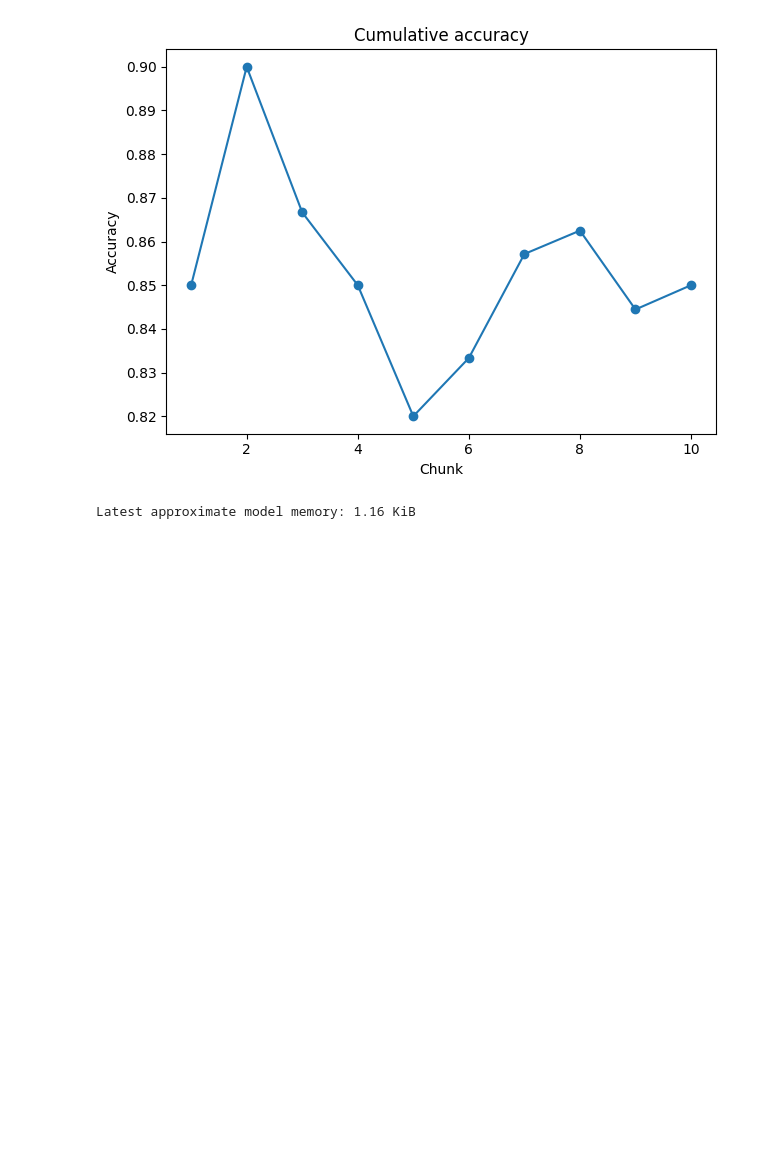
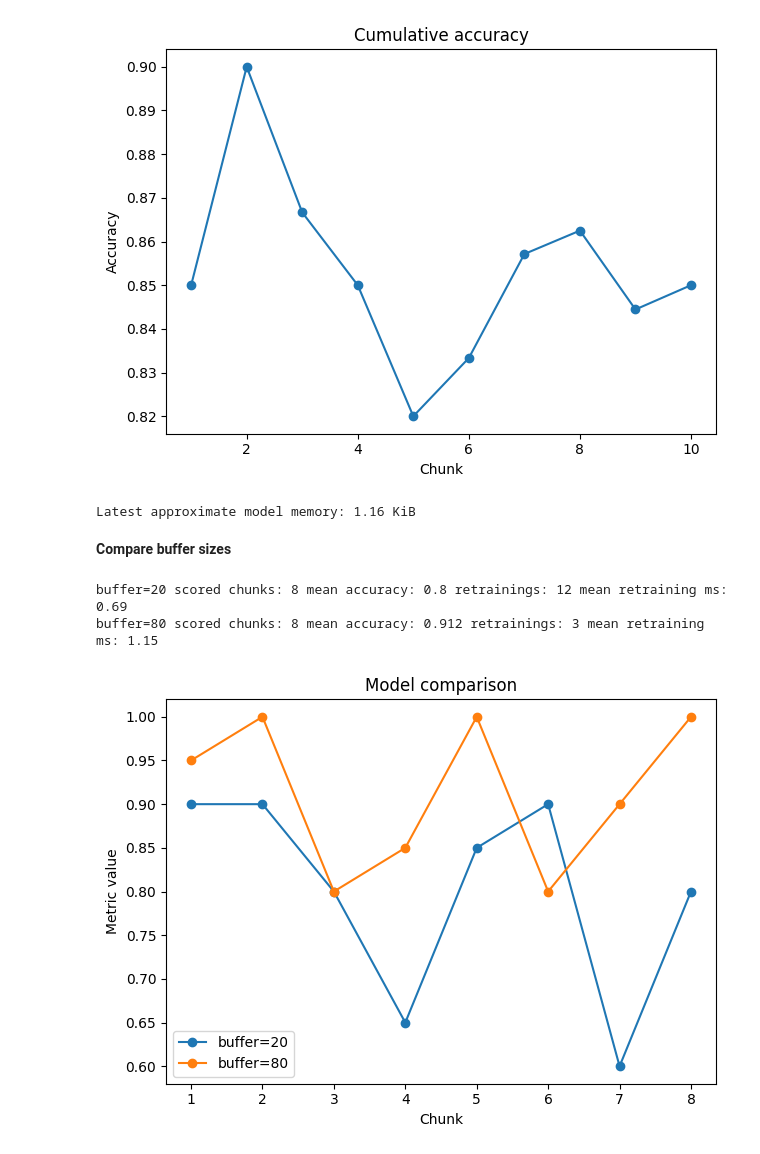
Before and after one commit to L07-Closure/COMP5004-Assignment-2.1-Programming-Task-1, a Jupyter notebook: demo/stream_demo.ipynb, the cells around one changed output. Drawn from its saved outputs; the diff is of its cells as text; code cells hidden in the pictures; blank space fills up the shorter version.

Commit message:
Complete streaming demo and model comparison

```diff
--- a/demo/stream_demo.ipynb
+++ b/demo/stream_demo.ipynb
@@ -44,6 +44,8 @@ for chunk_number, chunk in enumerate(
         trainer.fit_chunk(X_chunk, y_chunk)
         print("Chunk", chunk_number, ": filling the first buffer")
     else:
+        last_true = y_chunk.copy()
+        last_pred = pipe.predict(X_chunk)
         score = trainer.score_chunk(X_chunk, y_chunk)
         trainer.fit_chunk(X_chunk, y_chunk)
         print(
@@ -107,3 +109,63 @@ print(
 [figure]
 [figure]
 Latest approximate model memory: 1.16 KiB
+# %% [markdown]
+**Compare buffer sizes**
+# %%
+from time import perf_counter
+
+from numcompute_stream.visualise import compare_models
+
+
+def run_with_buffer(buffer_size):
+    model = DecisionTreeClassifier(max_depth=5, buffer_size=buffer_size)
+    pipeline = Pipeline([("model", model)])
+    stream = StreamTrainer(pipeline)
+    retrain_times = []
+
+    for chunk_number, chunk in enumerate(
+        iter_csv_chunks(CSV_PATH, chunk_size=20, skip_header=1),
+        start=1,
+    ):
+        X_chunk = chunk[:, :2]
+        y_chunk = chunk[:, 2].astype(int)
+
+        if chunk_number >= 5:
+            stream.score_chunk(X_chunk, y_chunk)
+
+        previous_root = model._root
+        start = perf_counter()
+        stream.fit_chunk(X_chunk, y_chunk)
+        elapsed = perf_counter() - start
+
+        if model._root is not previous_root:
+            retrain_times.append(elapsed)
+
+    accuracies = [log["accuracy"] for log in stream.logs]
+    return accuracies, retrain_times
+
+
+small_accuracy, small_times = run_with_buffer(20)
+large_accuracy, large_times = run_with_buffer(80)
+
+for name, scores, times in (
+    ("buffer=20", small_accuracy, small_times),
+    ("buffer=80", large_accuracy, large_times),
+):
+    print(
+        name,
+        "scored chunks:", len(scores),
+        "mean accuracy:", round(float(np.mean(scores)), 3),
+        "retrainings:", len(times),
+        "mean retraining ms:", round(float(np.mean(times)) * 1000, 2),
+    )
+
+comparison_fig = compare_models(
+    small_accuracy,
+    large_accuracy,
+    ["buffer=20", "buffer=80"],
+)
+# %% [output]
+buffer=20 scored chunks: 8 mean accuracy: 0.8 retrainings: 12 mean retraining ms: 0.69
+buffer=80 scored chunks: 8 mean accuracy: 0.912 retrainings: 3 mean retraining ms: 1.15
+[figure, added]
```
Also changed, not shown: parts of 1 cell of this notebook.
